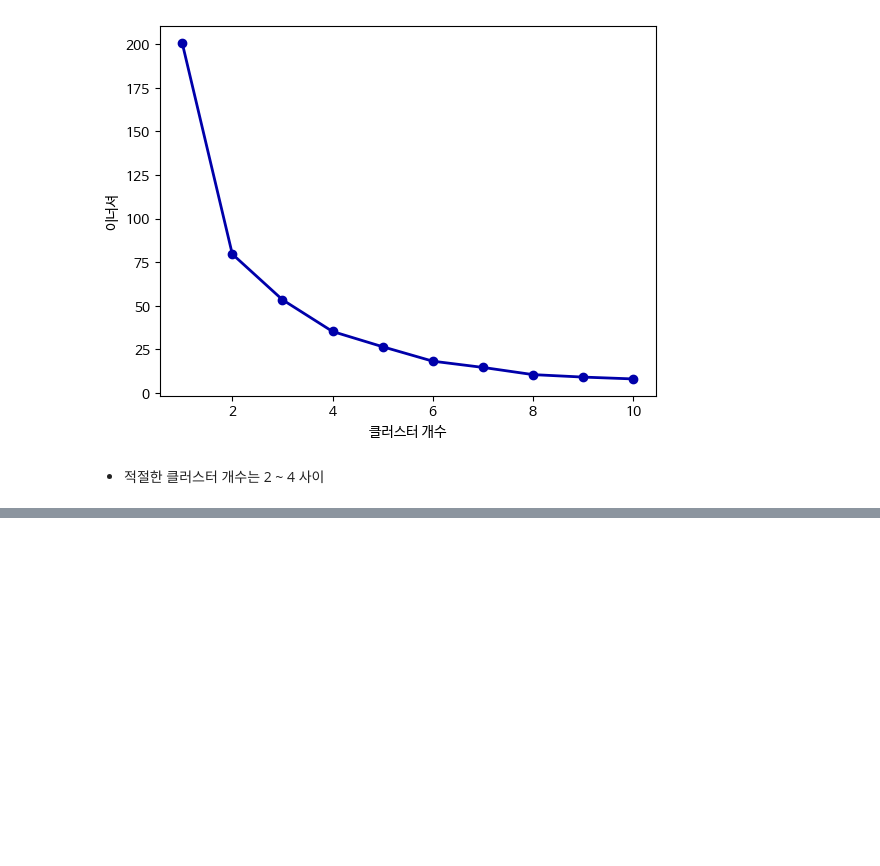
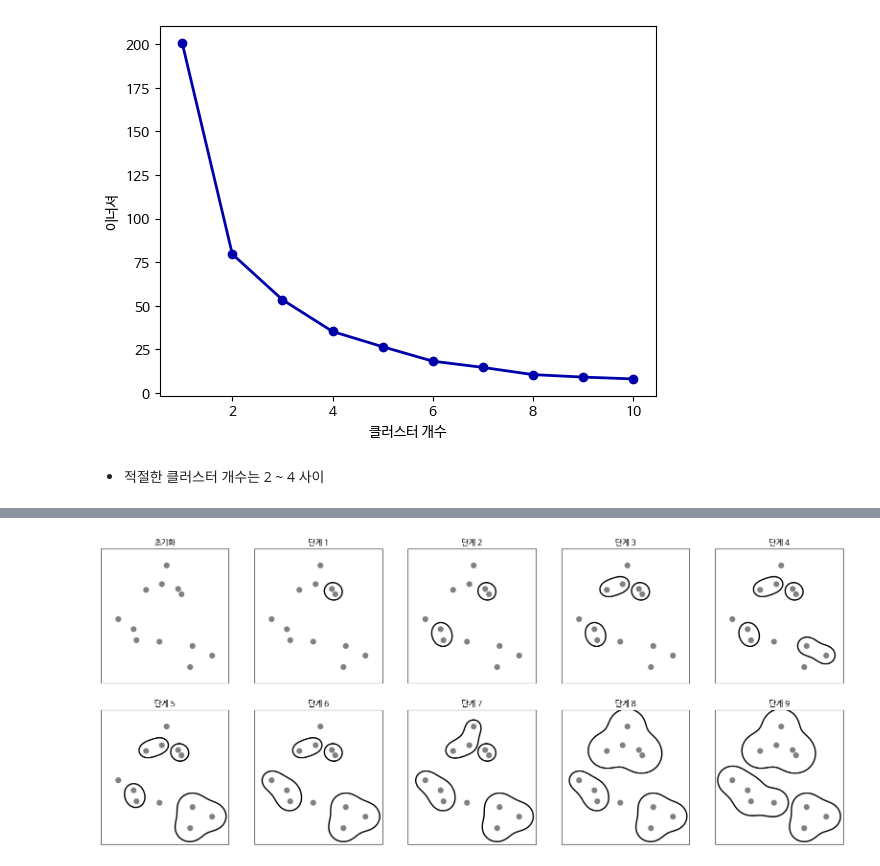
Before and after one commit to tjdux/Introduction-to-Machine-Learning-with-Python, a Jupyter notebook: 03_5_군집.ipynb, the cells around one changed output, grey strips where cells are left out. Drawn from its saved outputs; the diff is of its cells as text; code cells hidden in the pictures; blank space fills up the shorter version.

```diff
--- a/03_5_군집.ipynb
+++ b/03_5_군집.ipynb
@@ -346,0 +359,5 @@ plt.show()
+# %%
+# 두 인접 클러스터를 반복적으로 합쳐나가는 병합 군집
+mglearn.plots.plot_agglomerative_algorithm()
+# %% [output]
+[figure, added]
```
Also changed, not shown: parts of 19 cells of this notebook.
